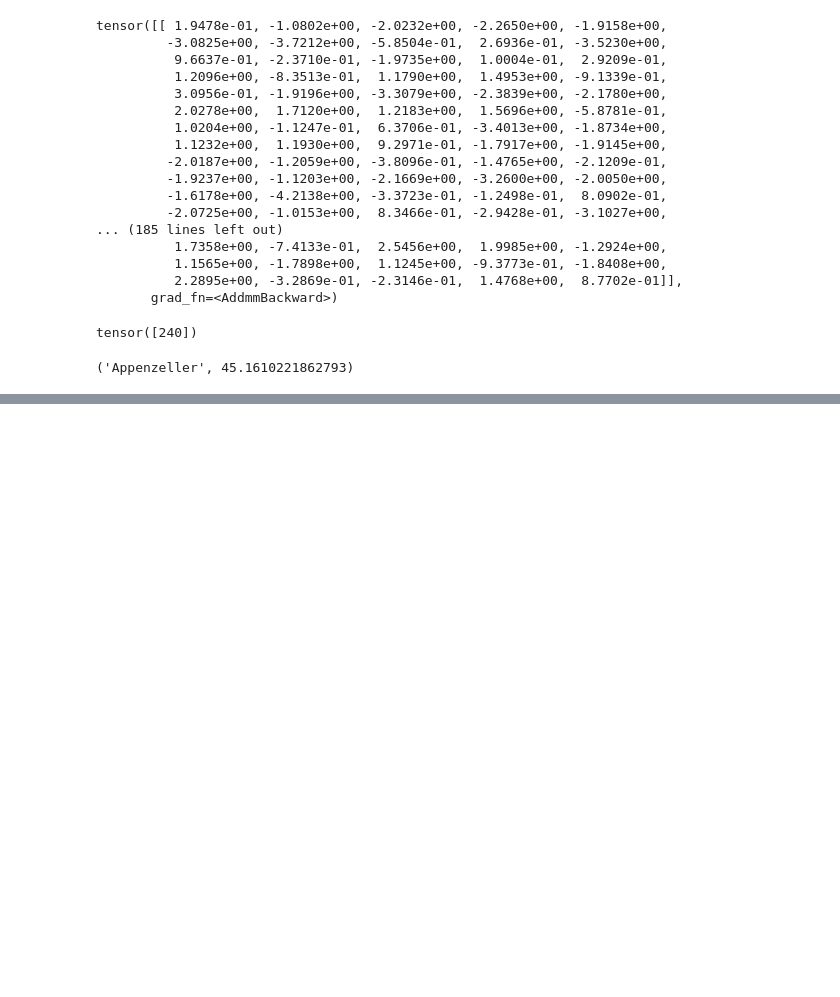
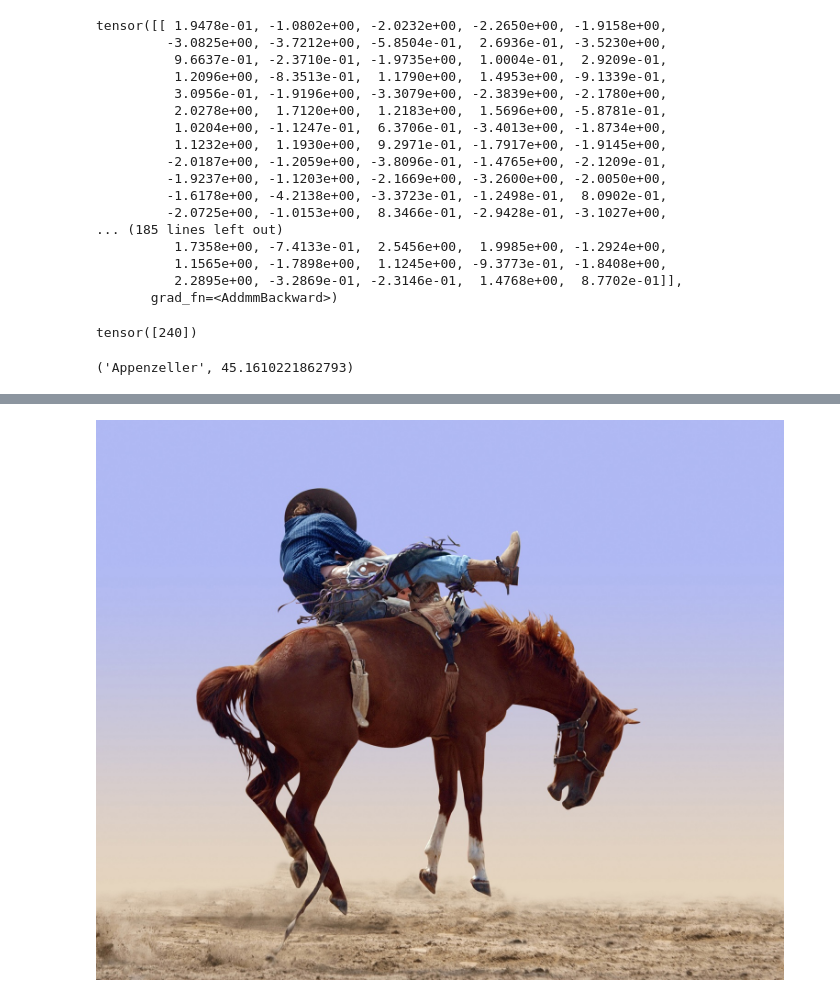
Before and after one commit to wd15/nixes, a Jupyter notebook: torch/index.ipynb, the cells around one changed output, grey strips where cells are left out. Cells and saved outputs as stored; diff of their text form; code cells hidden in the pictures; blank space fills up the shorter version.

```diff
--- a/torch/index.ipynb
+++ b/torch/index.ipynb
@@ -148,0 +279,6 @@ labels[index[0]], percentage[index[0]].item()
+# %%
+img = Image.open("../../dlwpt-code/data/p1ch2/horse.jpg")
+# %%
+img
+# %% [output]
+[figure, added]
```
Also changed, not shown: parts of 24 cells of this notebook, 1 other file.
